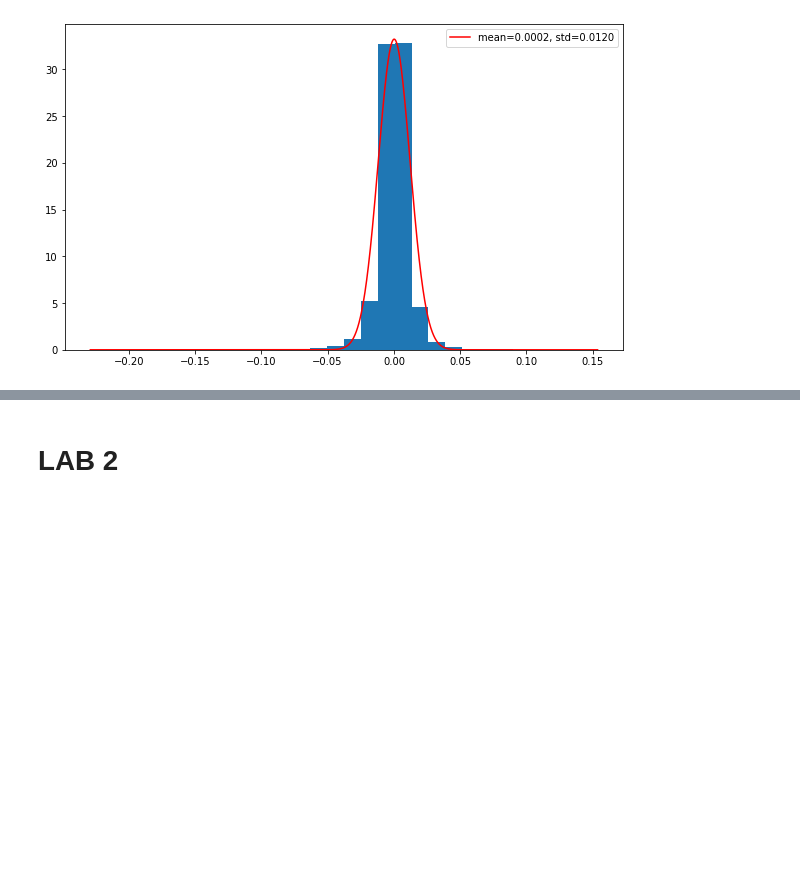
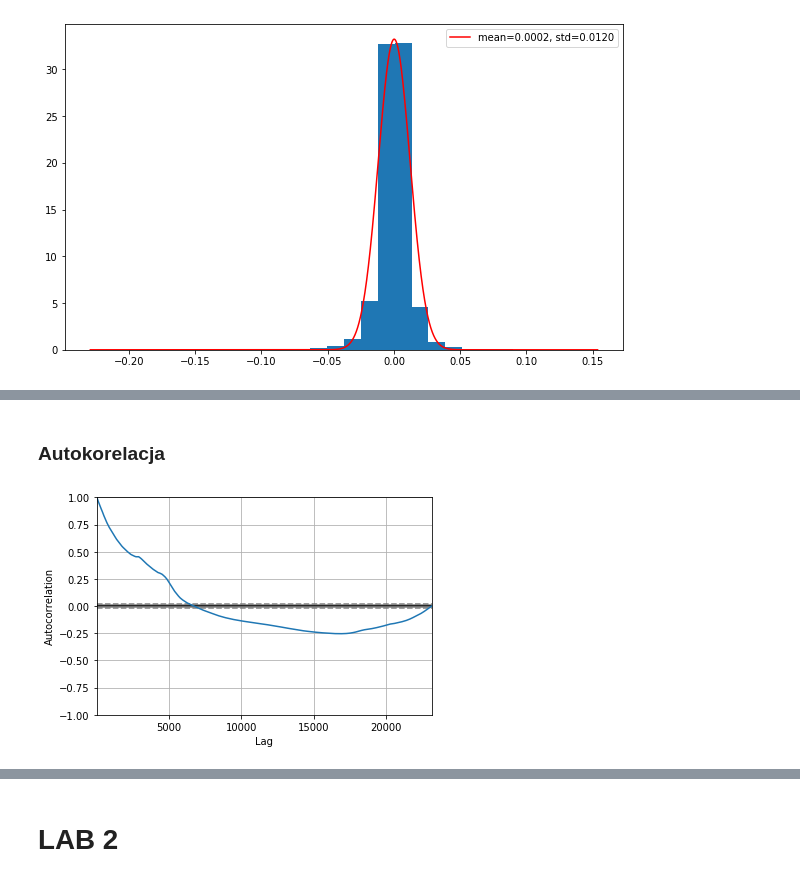
Before and after one commit to pawel717-SCGE/lab1, a Jupyter notebook: lab1-SCGE.ipynb, the cells around one changed output, grey strips where cells are left out. Cells and saved outputs as stored; diff of their text form; code cells hidden in the pictures; blank space fills up the shorter version.

```diff
--- a/lab1-SCGE.ipynb
+++ b/lab1-SCGE.ipynb
@@ -171 +181,7 @@ ax.legend(loc='best')
 [figure]
+# %% [markdown]
+### Autokorelacja
+# %%
+pd.plotting.autocorrelation_plot(df_close);
+# %% [output]
+[figure, added]
```
Also changed, not shown: parts of 33 cells of this notebook, 1 other file.
